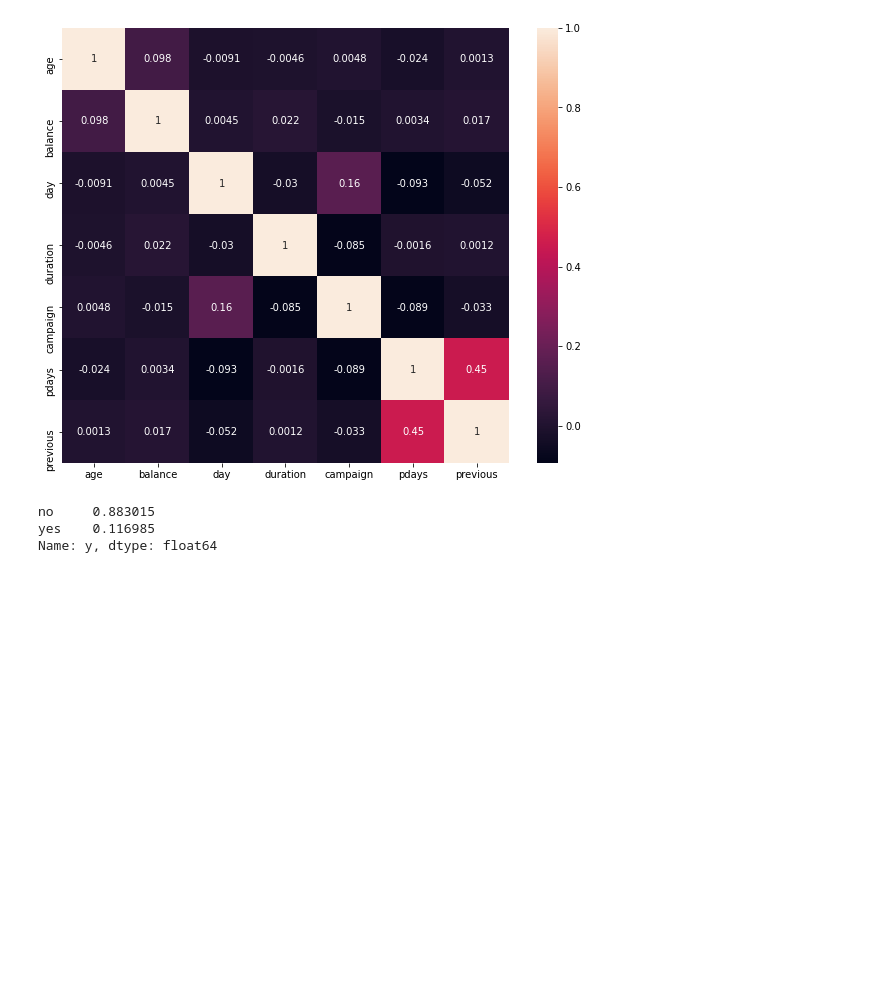
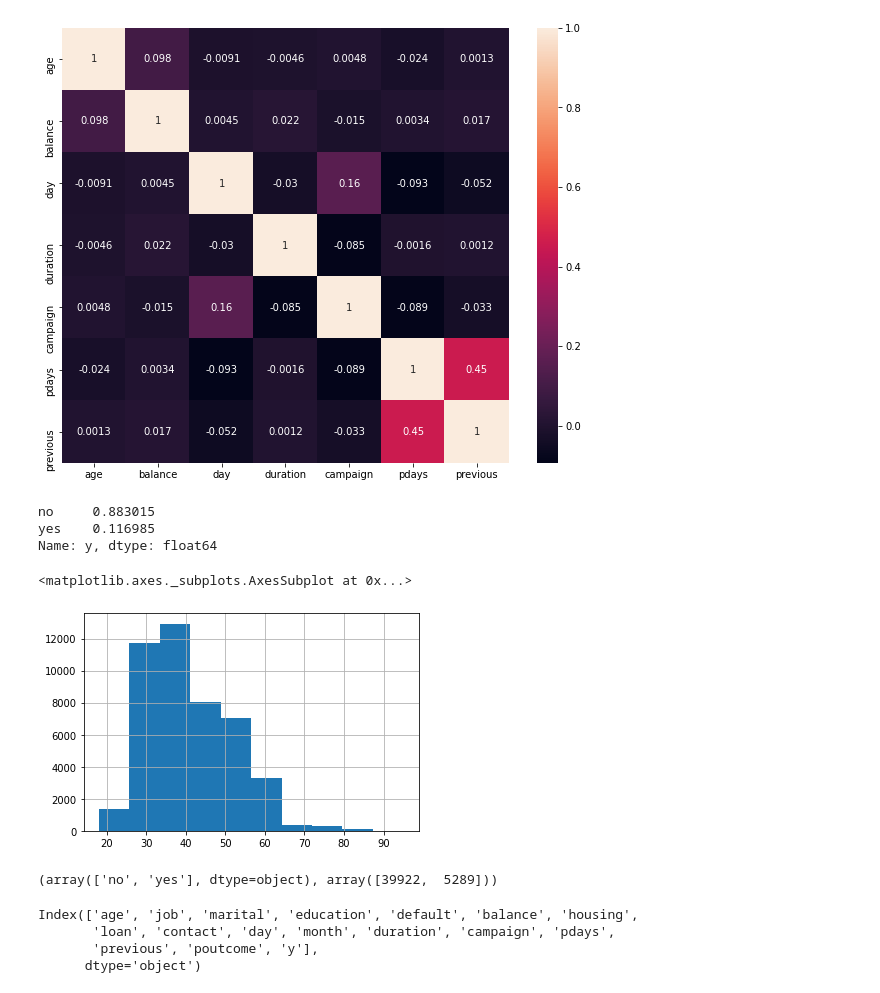
Before and after one commit to czokw1/ml-predict-bank-deposit, a Jupyter notebook: data_analysis.ipynb, the cells around one changed output. Drawn from its saved outputs; the diff is of its cells as text; code cells hidden in the pictures; blank space fills up the shorter version.

```diff
--- a/data_analysis.ipynb
+++ b/data_analysis.ipynb
@@ -113,3 +113,19 @@ dataset['y'].value_counts()/dataset.shape[0]
 no     0.883015
 yes    0.116985
 Name: y, dtype: float64
+# %%
+dataset['age'].hist()
+# %% [output]
+<matplotlib.axes._subplots.AxesSubplot at 0x...>
+[figure, added]
+# %%
+np.unique(dataset['y'],return_counts=True)
+# %% [output]
+(array(['no', 'yes'], dtype=object), array([39922,  5289]))
+# %%
+dataset.columns
+# %% [output]
+Index(['age', 'job', 'marital', 'education', 'default', 'balance', 'housing',
+       'loan', 'contact', 'day', 'month', 'duration', 'campaign', 'pdays',
+       'previous', 'poutcome', 'y'],
+      dtype='object')
```
Also changed, not shown: parts of 4 cells of this notebook.
